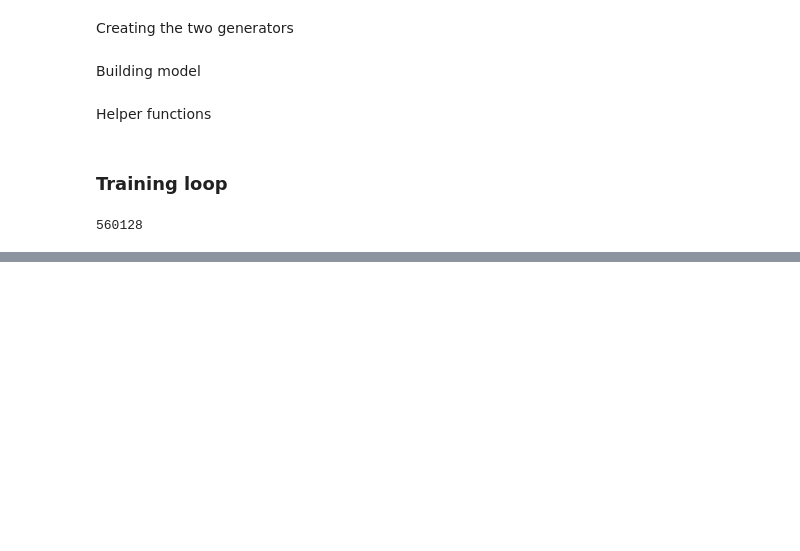
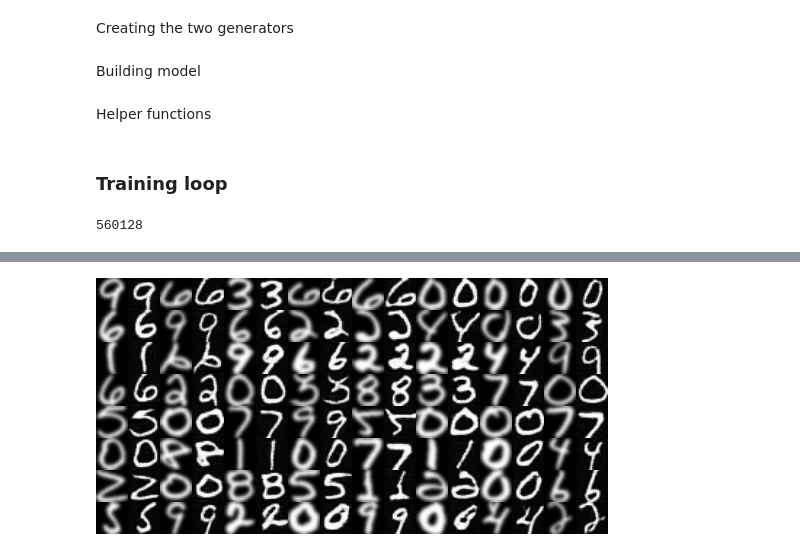
Before and after one commit to cerezamo/dl_ensae2020, a Jupyter notebook: TEST_USPS_MNIST.ipynb, the cells around one changed output, grey strips where cells are left out. Saved outputs shown, nothing was run; the diff lists cells and outputs as text; code cells hidden in the pictures; blank space fills up the shorter version.

```diff
--- a/TEST_USPS_MNIST.ipynb
+++ b/TEST_USPS_MNIST.ipynb
@@ -525,0 +607,6 @@ Iteration [  700/ 5000] | d_real_loss: 0.4711 | d_U_loss: 0.3096 | d_M_loss: 0.0
+# %%
+from PIL import Image
+image = Image.open('/content/sample-005000-U-M.png')
+image
+# %% [output]
+[figure, added]
```
Also changed, not shown: parts of 7 cells of this notebook.
